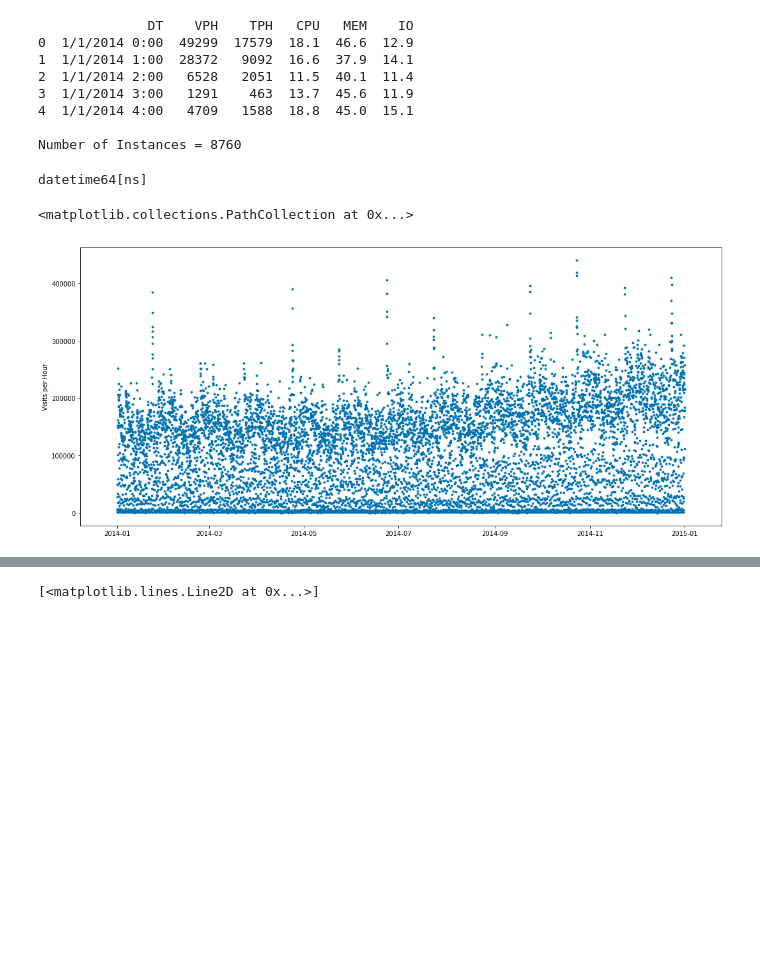
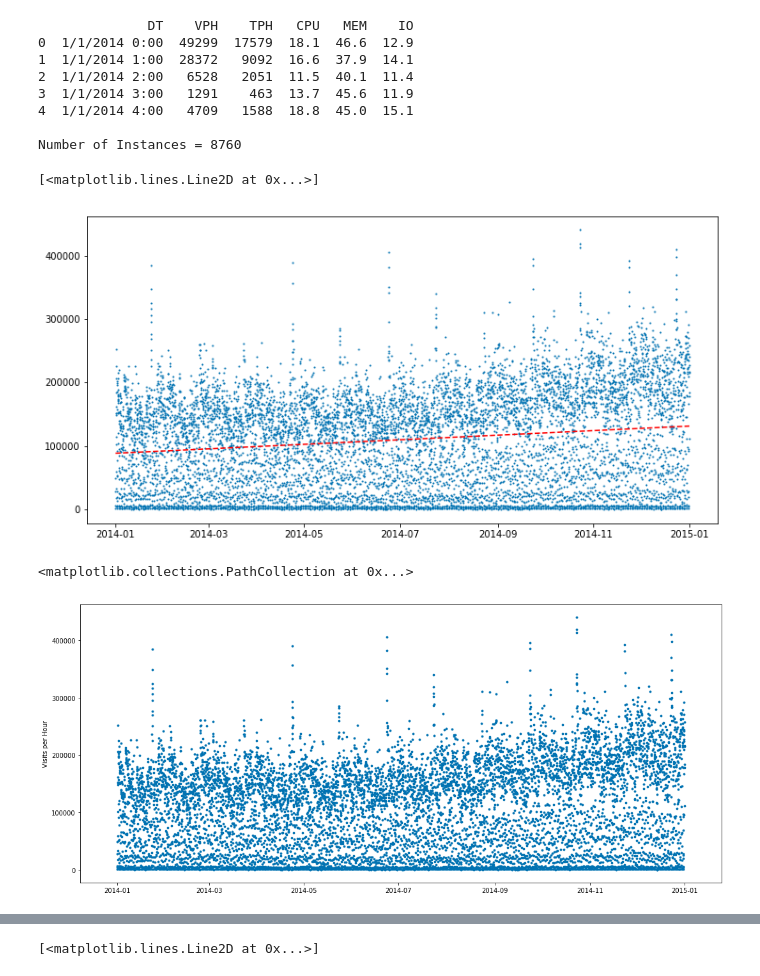
Before and after one commit to nerdiejack/capacity_management, a Jupyter notebook: notebooks/Appserver.ipynb, the cells around one changed output, grey strips where cells are left out. Saved outputs shown, nothing was run; the diff lists cells and outputs as text; code cells hidden in the pictures; blank space fills up the shorter version.

Commit message:
Add more seasonality + Linear line for VPH based on date.

```diff
--- a/notebooks/Appserver.ipynb
+++ b/notebooks/Appserver.ipynb
@@ -41,18 +42,29 @@ print("\nNumber of Instances = " + str(len(app_df)))
 4  1/1/2014 4:00   4709   1588  18.8  45.0  15.1
 
 Number of Instances = 8760
+# %%
+app_df['DT'] = pd.to_datetime(app_df['DT'], format="%m/%d/%Y %H:%M")
+app_df = app_df.set_index('DT')
+x = app_df.index.astype(np.int64) // 10**9
+z = np.polyfit(x, app_df['VPH'], 1)
+p = np.poly1d(z)
+plt.figure(figsize=(12,6))
+plt.plot(app_df['VPH'], 'o', markersize=1)
+plt.plot(app_df.index,p(x),"r--")
+# %% [output]
+[<matplotlib.lines.Line2D at 0x...>]
+[figure, added]
 # %%
+app_df = pd.read_csv("../app_server.csv")
 app_df['DT'] = pd.to_datetime(app_df['DT'], format="%m/%d/%Y %H:%M")
 datetime = app_df['DT']
 datetime = datetime.values.reshape(len(datetime), 1)
-print(datetime.dtype)
 vph = app_df['VPH']
 vph = vph = vph.values.reshape(len(vph), 1)
 plt.ylabel('Visits per Hour')
 plt.scatter(datetime, vph, s=8)
 # %% [output]
-datetime64[ns]
+<matplotlib.collections.PathCollection at 0x...>
-<matplotlib.collections.PathCollection at 0x...>
 [figure]
 # %%
 app_df['day_of_week'] = app_df['DT'].dt.day_name()
```
Also changed, not shown: parts of 2 cells of this notebook.
